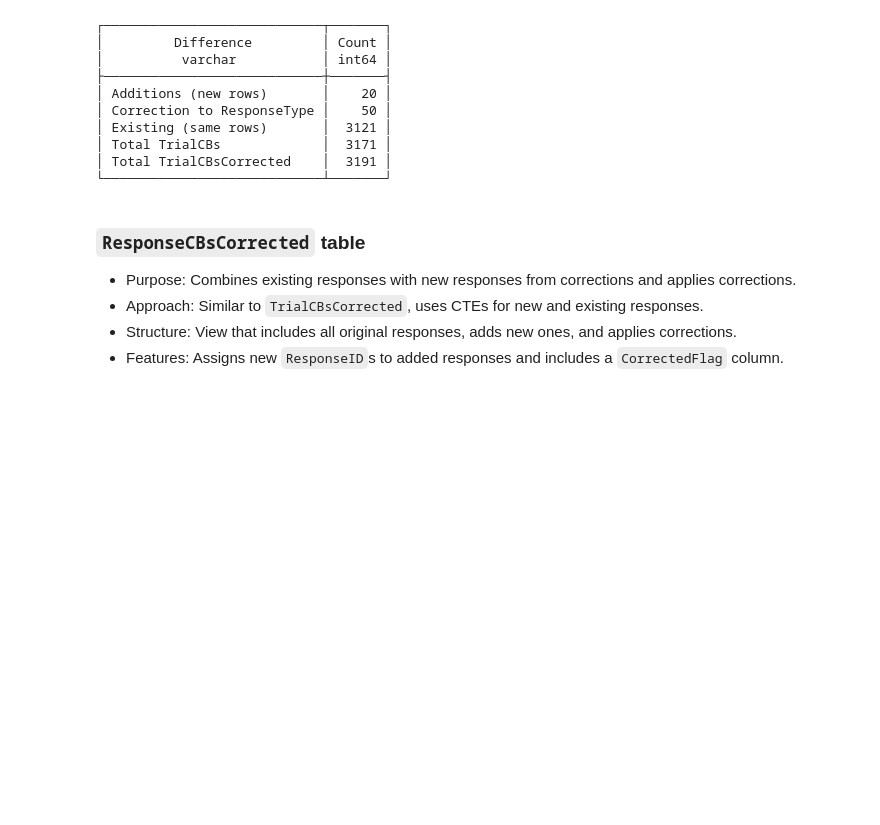
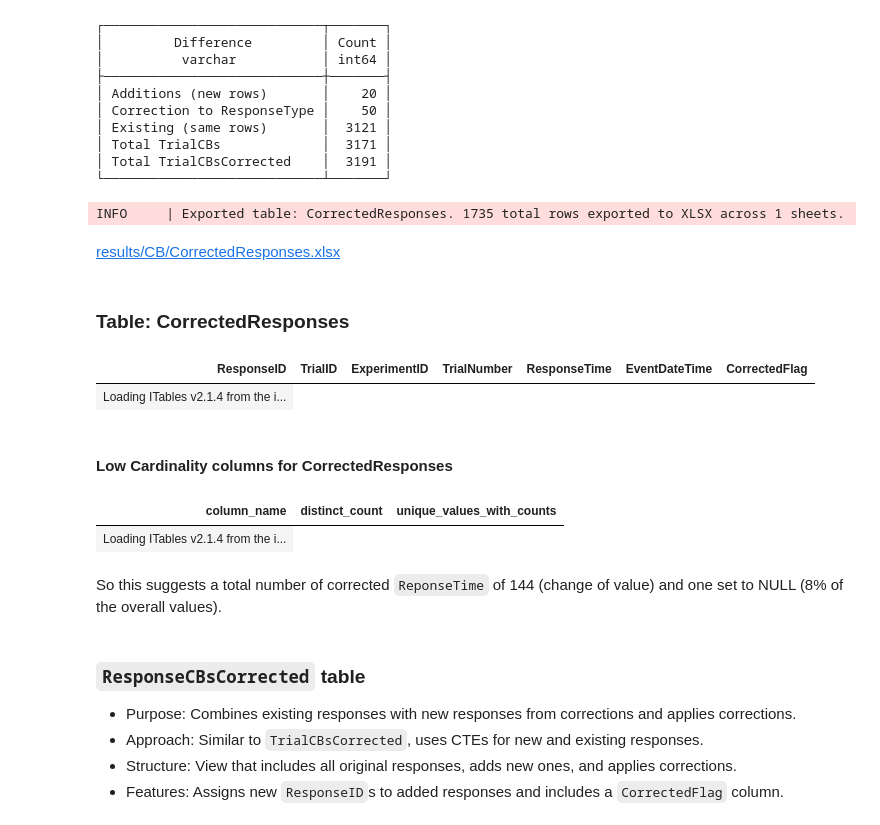
Before and after one commit to DataBooth/client-horse-logic, a Jupyter notebook: notebooks/database-apply-corrections-CB.ipynb, the cells around one changed output. Cells and saved outputs as stored; diff of their text form; code cells hidden in the pictures; blank space fills up the shorter version.

Commit message:
Tweaks to get ResponseTime changes correct

```diff
--- a/notebooks/database-apply-corrections-CB.ipynb
+++ b/notebooks/database-apply-corrections-CB.ipynb
@@ -572,3 +600,18 @@ con.sql(sql)
+# %%
+# | echo: false
+
+project.view_and_export_table("CorrectedResponses")
+# %% [output]
+INFO     | Exported table: CorrectedResponses. 1735 total rows exported to XLSX across 1 sheets.
+[results/CB/CorrectedResponses.xlsx](results/CB/CorrectedResponses.xlsx)
+### Table: CorrectedResponses
+| ResponseID | TrialID | ExperimentID | TrialNumber | ResponseTime | EventDateTime | CorrectedFlag |
+| Loading ITables v2.1.4 from the i... |
+#### Low Cardinality columns for CorrectedResponses
+| column_name | distinct_count | unique_values_with_counts |
+| Loading ITables v2.1.4 from the i... |
+# %% [markdown]
+So this suggests a total number of corrected `ReponseTime` of 144 (change of value) and one set to NULL (8% of the overall values).
 # %% [markdown]
 ### `ResponseCBsCorrected` table
 
```
Also changed, not shown: parts of 29 cells of this notebook, 1 other file.
